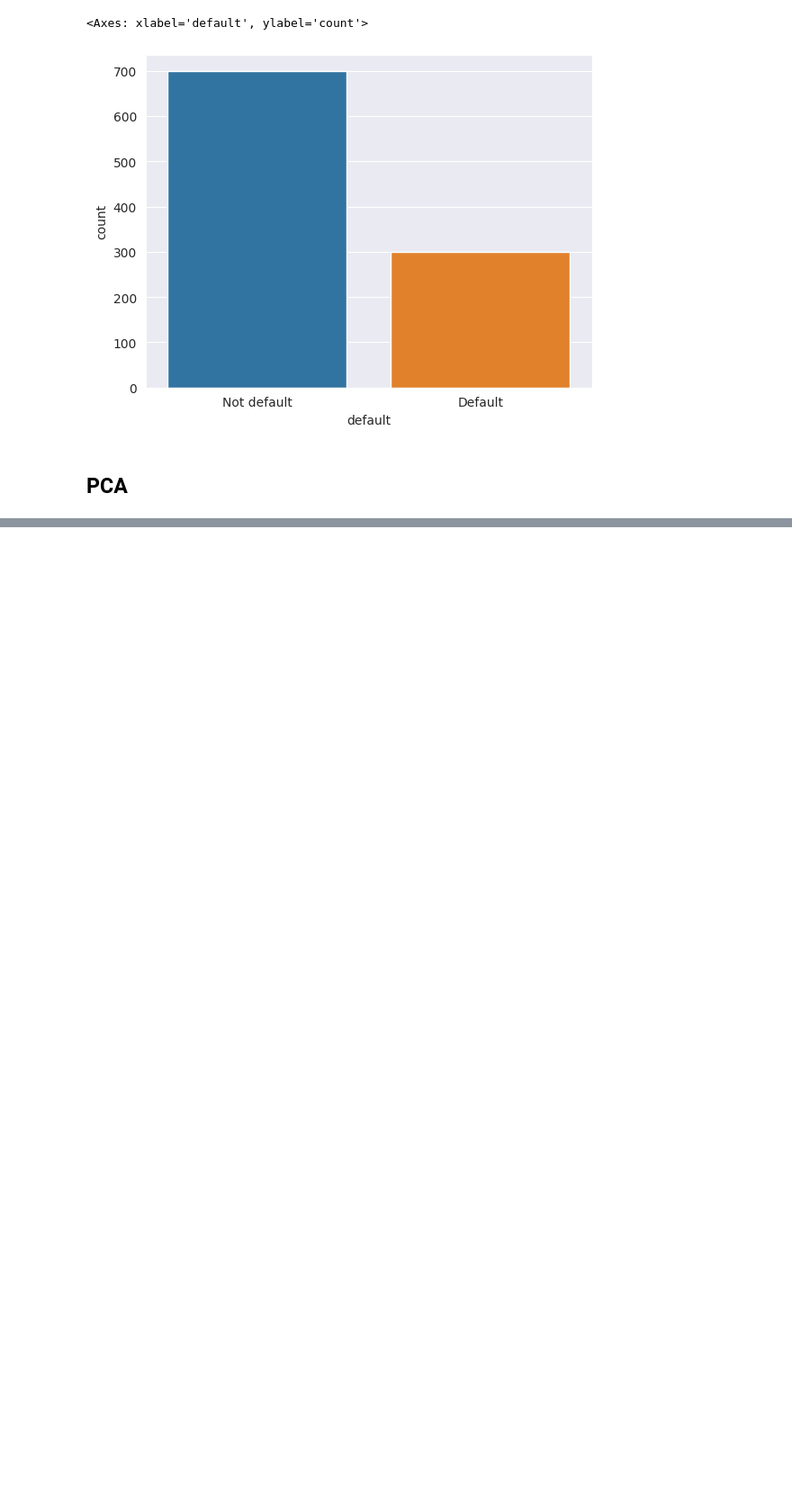
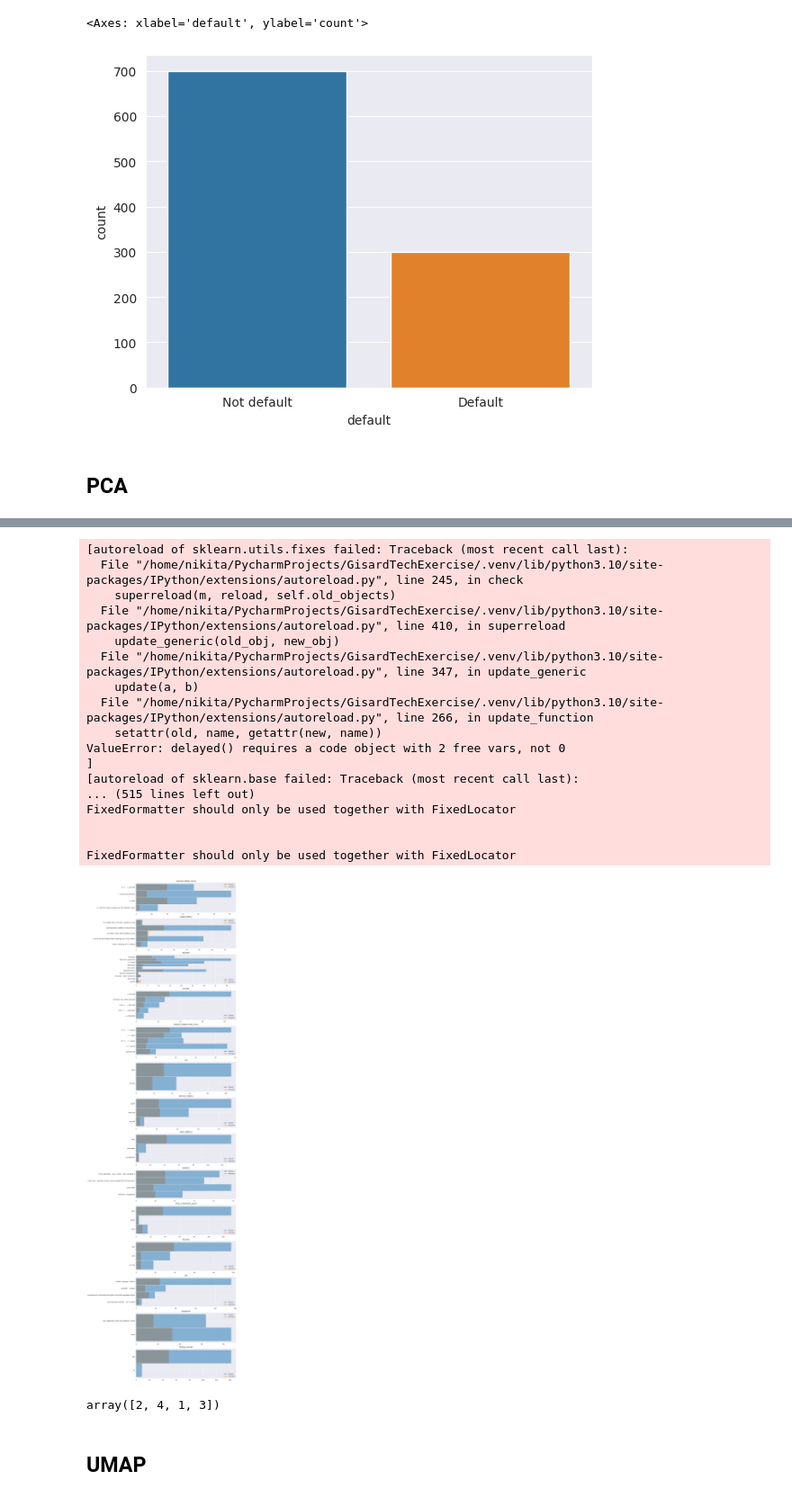
Before and after one commit to AbSsEnT/giskard-tech-exercise, a Jupyter notebook: submission/eda.ipynb, the cells around one changed output, grey strips where cells are left out. Shown at 90% size. Cells and saved outputs as stored; diff of their text form; code cells hidden in the pictures; blank space fills up the shorter version.

```diff
--- a/submission/eda.ipynb
+++ b/submission/eda.ipynb
@@ -170,0 +226,40 @@ fig.show()
+# %%
+plt.show()
+fig, axes = plt.subplots(2, 4, figsize=(12, 7))
+
+for idx, column in enumerate(X_test.select_dtypes(int).columns):
+    ax = sns.histplot(x=column, data=X_test, hue=Y_test,  ax=axes.flatten()[idx], stat="probability", common_norm=True)
+    ax.set(xlabel="", ylabel="", title=column)
+
+fig.delaxes(axes[1, 3])
+plt.tight_layout()
+plt.show()
+# %%
+fig, axes = plt.subplots(14, 1, figsize=(12, 60))
+for idx, column in enumerate(X_test.select_dtypes(object).columns):
+    ax = sns.histplot(y=column, data=X_test, hue=errors.values, ax=axes.flatten()[idx], stat="count", common_norm=True)
+    ax.set_yticklabels(ax.get_yticklabels())
+    ax.set(xlabel="", ylabel="", title=column)
+
+
+# plt.tight_layout()
+plt.show()
+# %% [output]
+[autoreload of sklearn.utils.fixes failed: Traceback (most recent call last):
+  File "/home/nikita/PycharmProjects/GisardTechExercise/.venv/lib/python3.10/site-packages/IPython/extensions/autoreload.py", line 245, in check
+    superreload(m, reload, self.old_objects)
+  File "/home/nikita/PycharmProjects/GisardTechExercise/.venv/lib/python3.10/site-packages/IPython/extensions/autoreload.py", line 410, in superreload
+    update_generic(old_obj, new_obj)
+  File "/home/nikita/PycharmProjects/GisardTechExercise/.venv/lib/python3.10/site-packages/IPython/extensions/autoreload.py", line 347, in update_generic
+    update(a, b)
+  File "/home/nikita/PycharmProjects/GisardTechExercise/.venv/lib/python3.10/site-packages/IPython/extensions/autoreload.py", line 266, in update_function
+    setattr(old, name, getattr(new, name))
+ValueError: delayed() requires a code object with 2 free vars, not 0
+]
+[autoreload of sklearn.base failed: Traceback (most recent call last):
+... (515 lines left out)
+FixedFormatter should only be used together with FixedLocator
+
+
+FixedFormatter should only be used together with FixedLocator
+[figure, added]
@@ -170,0 +276,6 @@ fig.show()
+# %%
+X_test.installment_as_income_perc.unique()
+# %% [output]
+array([2, 4, 1, 3])
+# %% [markdown]
+## UMAP
```
Also changed, not shown: parts of 21 cells of this notebook, 13 other files.
